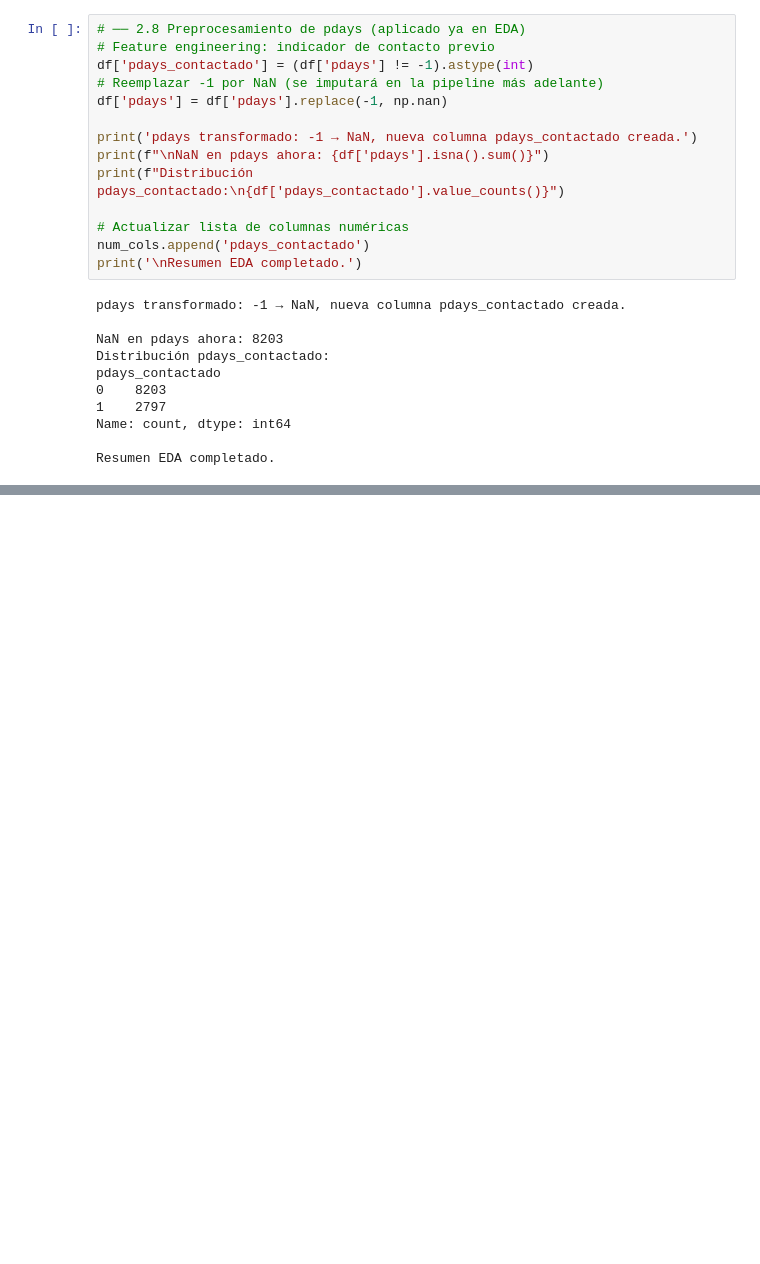
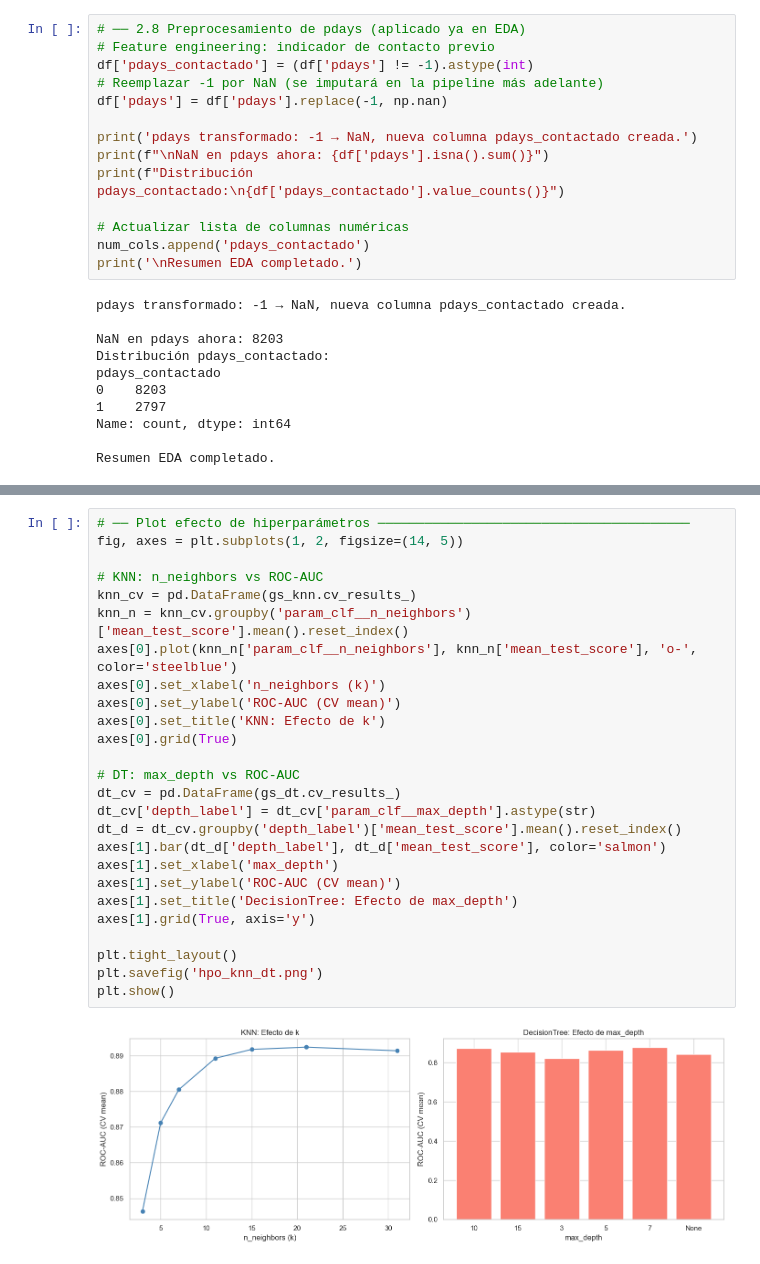
Before and after one commit to 100522156/practica_1_aprendizaje_automatico-100522156-100522190, a Jupyter notebook: notebook_1_analisis.ipynb, the cells around one changed output, grey strips where cells are left out. Saved outputs shown, nothing was run; the diff lists cells and outputs as text; blank space fills up the shorter version.

```diff
--- a/notebook_1_analisis.ipynb
+++ b/notebook_1_analisis.ipynb
@@ -268,0 +558,28 @@ display(df[cat_cols].describe())
+# %%
+# ── Plot efecto de hiperparámetros ────────────────────────────────────────
+fig, axes = plt.subplots(1, 2, figsize=(14, 5))
+
+# KNN: n_neighbors vs ROC-AUC
+knn_cv = pd.DataFrame(gs_knn.cv_results_)
+knn_n = knn_cv.groupby('param_clf__n_neighbors')['mean_test_score'].mean().reset_index()
+axes[0].plot(knn_n['param_clf__n_neighbors'], knn_n['mean_test_score'], 'o-', color='steelblue')
+axes[0].set_xlabel('n_neighbors (k)')
+axes[0].set_ylabel('ROC-AUC (CV mean)')
+axes[0].set_title('KNN: Efecto de k')
+axes[0].grid(True)
+
+# DT: max_depth vs ROC-AUC
+dt_cv = pd.DataFrame(gs_dt.cv_results_)
+dt_cv['depth_label'] = dt_cv['param_clf__max_depth'].astype(str)
+dt_d = dt_cv.groupby('depth_label')['mean_test_score'].mean().reset_index()
+axes[1].bar(dt_d['depth_label'], dt_d['mean_test_score'], color='salmon')
+axes[1].set_xlabel('max_depth')
+axes[1].set_ylabel('ROC-AUC (CV mean)')
+axes[1].set_title('DecisionTree: Efecto de max_depth')
+axes[1].grid(True, axis='y')
+
+plt.tight_layout()
+plt.savefig('hpo_knn_dt.png')
+plt.show()
+# %% [output]
+[figure, added]
```
Also changed, not shown: parts of 16 cells of this notebook, 3 other files.
